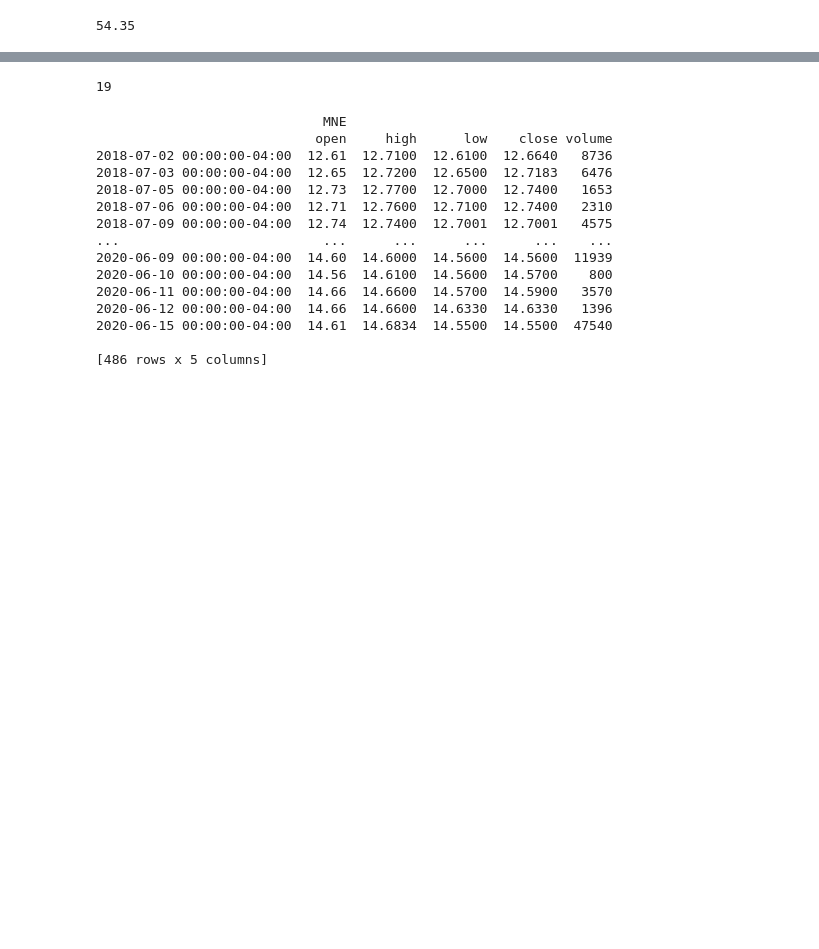
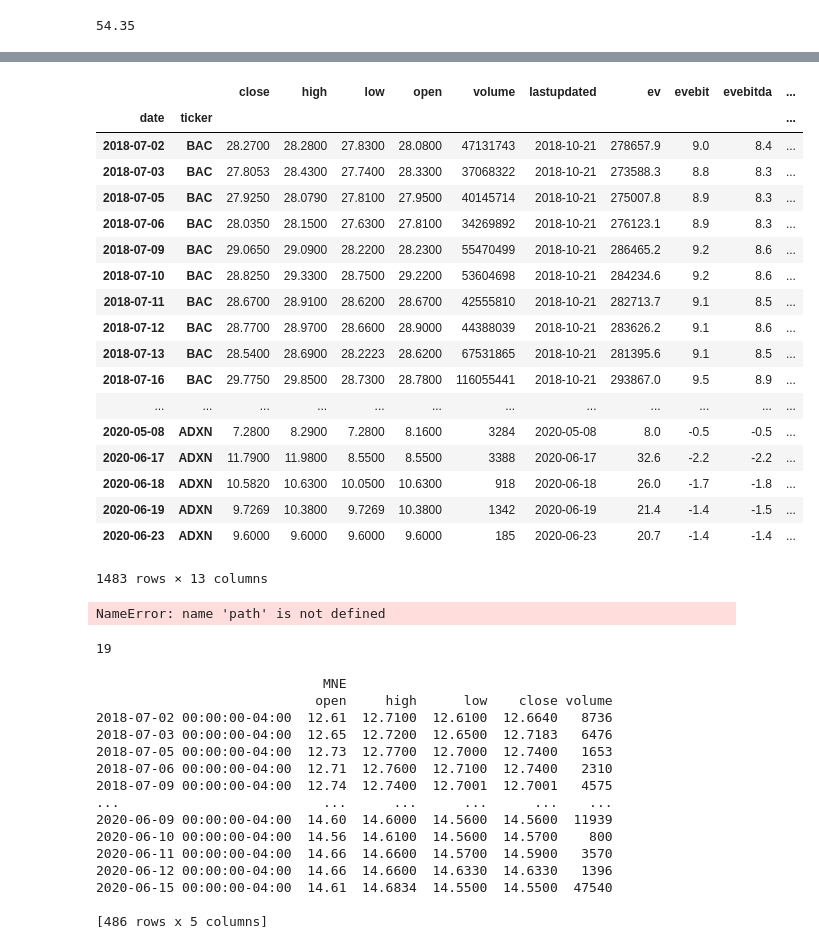
Before and after one commit to VandyFinTech2020/AlphaBot---Custom-Stock-Portfolio-Optimization-for-your-Investment-Strategy, a Jupyter notebook: FullProcess.ipynb, the cells around one changed output, grey strips where cells are left out. Cells and saved outputs as stored; diff of their text form; code cells hidden in the pictures; blank space fills up the shorter version.

```diff
--- a/FullProcess.ipynb
+++ b/FullProcess.ipynb
@@ -2,11 +2,12 @@
 # Import libraries and dependencies
 import numpy as np
 import pandas as pd
-import os
 import matplotlib.pyplot as plt
 import alpaca_trade_api as tradeapi
 from time import sleep
-
+import quandl
+import os
+quandl.ApiConfig.api_key = os.getenv("QUANDL_API_KEY")
 %matplotlib inline
 # %%
 # Set Alpaca API key and secret
@@ -100,0 +120,22 @@ ACOR
+# %%
+pd.concat(stockprices)
+# %% [output]
+|  |  | close | high | low | open | volume | lastupdated | ev | evebit | evebitda | ... |
+| date | ticker |  |  |  |  |  |  |  |  |  | ... |
+| 2018-07-02 | BAC | 28.2700 | 28.2800 | 27.8300 | 28.0800 | 47131743 | 2018-10-21 | 278657.9 | 9.0 | 8.4 | ... |
+| 2018-07-03 | BAC | 27.8053 | 28.4300 | 27.7400 | 28.3300 | 37068322 | 2018-10-21 | 273588.3 | 8.8 | 8.3 | ... |
+| 2018-07-05 | BAC | 27.9250 | 28.0790 | 27.8100 | 27.9500 | 40145714 | 2018-10-21 | 275007.8 | 8.9 | 8.3 | ... |
+| 2018-07-06 | BAC | 28.0350 | 28.1500 | 27.6300 | 27.8100 | 34269892 | 2018-10-21 | 276123.1 | 8.9 | 8.3 | ... |
+| 2018-07-09 | BAC | 29.0650 | 29.0900 | 28.2200 | 28.2300 | 55470499 | 2018-10-21 | 286465.2 | 9.2 | 8.6 | ... |
+| 2018-07-10 | BAC | 28.8250 | 29.3300 | 28.7500 | 29.2200 | 53604698 | 2018-10-21 | 284234.6 | 9.2 | 8.6 | ... |
+| 2018-07-11 | BAC | 28.6700 | 28.9100 | 28.6200 | 28.6700 | 42555810 | 2018-10-21 | 282713.7 | 9.1 | 8.5 | ... |
+| 2018-07-12 | BAC | 28.7700 | 28.9700 | 28.6600 | 28.9000 | 44388039 | 2018-10-21 | 283626.2 | 9.1 | 8.6 | ... |
+| 2018-07-13 | BAC | 28.5400 | 28.6900 | 28.2223 | 28.6200 | 67531865 | 2018-10-21 | 281395.6 | 9.1 | 8.5 | ... |
+| 2018-07-16 | BAC | 29.7750 | 29.8500 | 28.7300 | 28.7800 | 116055441 | 2018-10-21 | 293867.0 | 9.5 | 8.9 | ... |
+| ... | ... | ... | ... | ... | ... | ... | ... | ... | ... | ... | ... |
+| 2020-05-08 | ADXN | 7.2800 | 8.2900 | 7.2800 | 8.1600 | 3284 | 2020-05-08 | 8.0 | -0.5 | -0.5 | ... |
+| 2020-06-17 | ADXN | 11.7900 | 11.9800 | 8.5500 | 8.5500 | 3388 | 2020-06-17 | 32.6 | -2.2 | -2.2 | ... |
+| 2020-06-18 | ADXN | 10.5820 | 10.6300 | 10.0500 | 10.6300 | 918 | 2020-06-18 | 26.0 | -1.7 | -1.8 | ... |
+| 2020-06-19 | ADXN | 9.7269 | 10.3800 | 9.7269 | 10.3800 | 1342 | 2020-06-19 | 21.4 | -1.4 | -1.5 | ... |
+| 2020-06-23 | ADXN | 9.6000 | 9.6000 | 9.6000 | 9.6000 | 185 | 2020-06-23 | 20.7 | -1.4 | -1.4 | ... |
+1483 rows × 13 columns
@@ -101,3 +146,7 @@ ACOR
+# %%
+print(api.data_get(path, data=None))
+# %% [output]
+NameError: name 'path' is not defined
 # %%
 print(len(stockprices))
 # %% [output]
```
Also changed, not shown: parts of 5 cells of this notebook.
